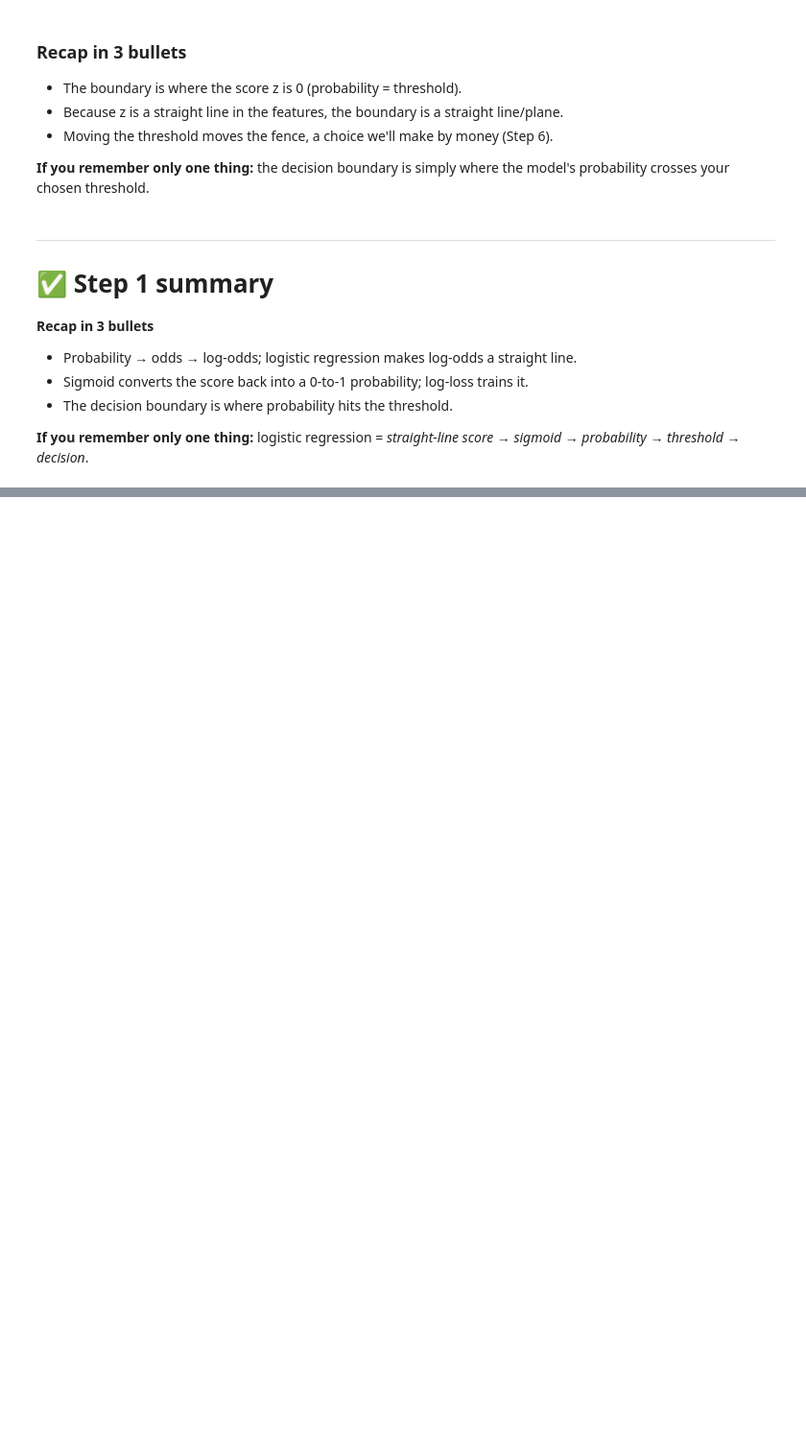
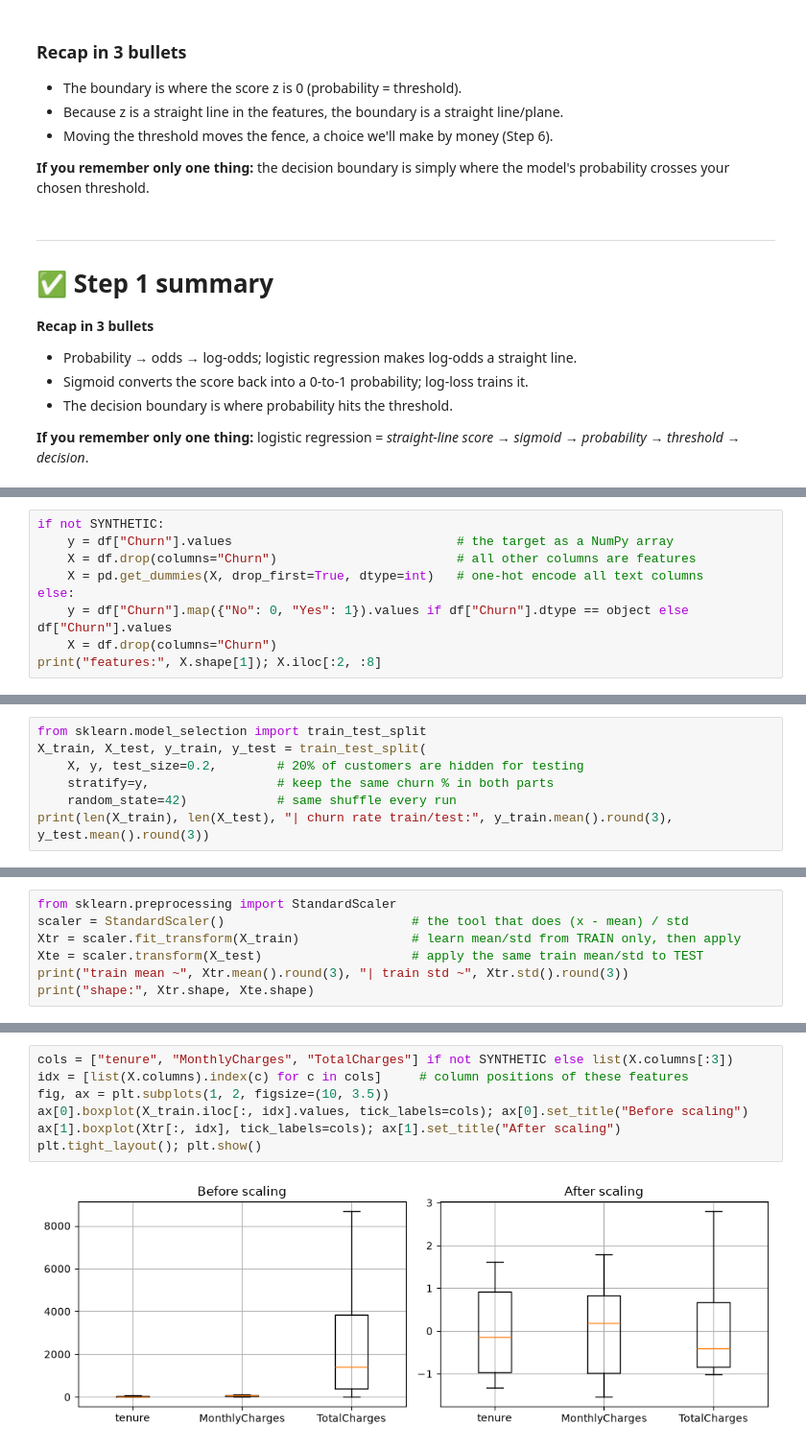
Before and after one commit to Arnav-Shrivastava/logistic-regression-zero-to-one, a Jupyter notebook: logistic_regression_zero_to_one.ipynb, the cells around one changed output, grey strips where cells are left out. Shown at 96% size. Drawn from its saved outputs; the diff is of its cells as text; blank space fills up the shorter version.

Commit message:
feat: add EDA, encoding and scaling

```diff
--- a/logistic_regression_zero_to_one.ipynb
+++ b/logistic_regression_zero_to_one.ipynb
@@ -468,0 +637,9 @@ Set z = 0: 2 − x₁ = 0 → **x₁ = 2**.
+# %%
+if not SYNTHETIC:
+    y = df["Churn"].values                              # the target as a NumPy array
+    X = df.drop(columns="Churn")                        # all other columns are features
+    X = pd.get_dummies(X, drop_first=True, dtype=int)   # one-hot encode all text columns
+else:
+    y = df["Churn"].map({"No": 0, "Yes": 1}).values if df["Churn"].dtype == object else df["Churn"].values
+    X = df.drop(columns="Churn")
+print("features:", X.shape[1]); X.iloc[:2, :8]
@@ -468,0 +672,7 @@ Set z = 0: 2 − x₁ = 0 → **x₁ = 2**.
+# %%
+from sklearn.model_selection import train_test_split
+X_train, X_test, y_train, y_test = train_test_split(
+    X, y, test_size=0.2,        # 20% of customers are hidden for testing
+    stratify=y,                 # keep the same churn % in both parts
+    random_state=42)            # same shuffle every run
+print(len(X_train), len(X_test), "| churn rate train/test:", y_train.mean().round(3), y_test.mean().round(3))
@@ -468,0 +703,7 @@ Set z = 0: 2 − x₁ = 0 → **x₁ = 2**.
+# %%
+from sklearn.preprocessing import StandardScaler
+scaler = StandardScaler()                         # the tool that does (x - mean) / std
+Xtr = scaler.fit_transform(X_train)               # learn mean/std from TRAIN only, then apply
+Xte = scaler.transform(X_test)                    # apply the same train mean/std to TEST
+print("train mean ~", Xtr.mean().round(3), "| train std ~", Xtr.std().round(3))
+print("shape:", Xtr.shape, Xte.shape)
@@ -468,0 +719,9 @@ Set z = 0: 2 − x₁ = 0 → **x₁ = 2**.
+# %%
+cols = ["tenure", "MonthlyCharges", "TotalCharges"] if not SYNTHETIC else list(X.columns[:3])
+idx = [list(X.columns).index(c) for c in cols]     # column positions of these features
+fig, ax = plt.subplots(1, 2, figsize=(10, 3.5))
+ax[0].boxplot(X_train.iloc[:, idx].values, tick_labels=cols); ax[0].set_title("Before scaling")
+ax[1].boxplot(Xtr[:, idx], tick_labels=cols); ax[1].set_title("After scaling")
+plt.tight_layout(); plt.show()
+# %% [output]
+[figure, added]
```
Also changed, not shown: parts of 42 cells of this notebook.
